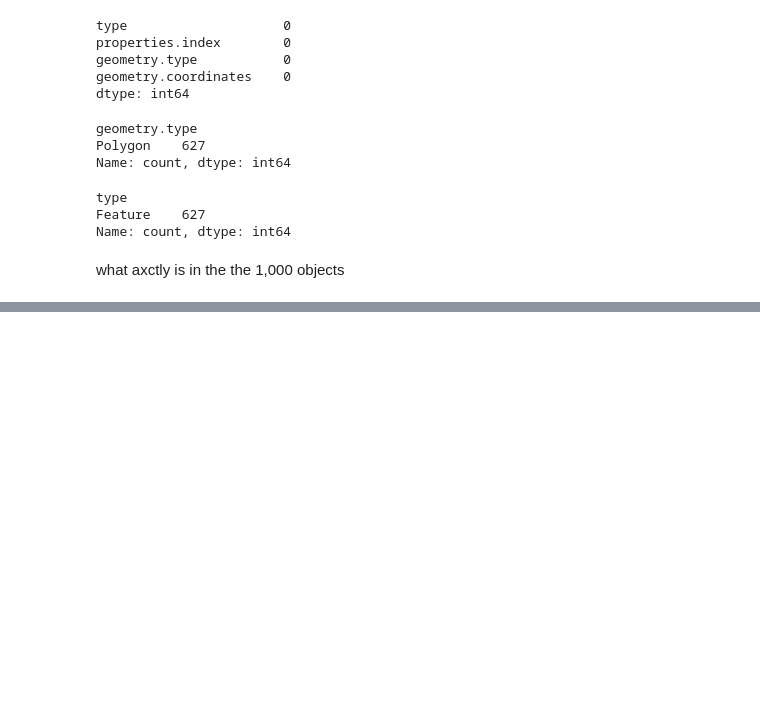
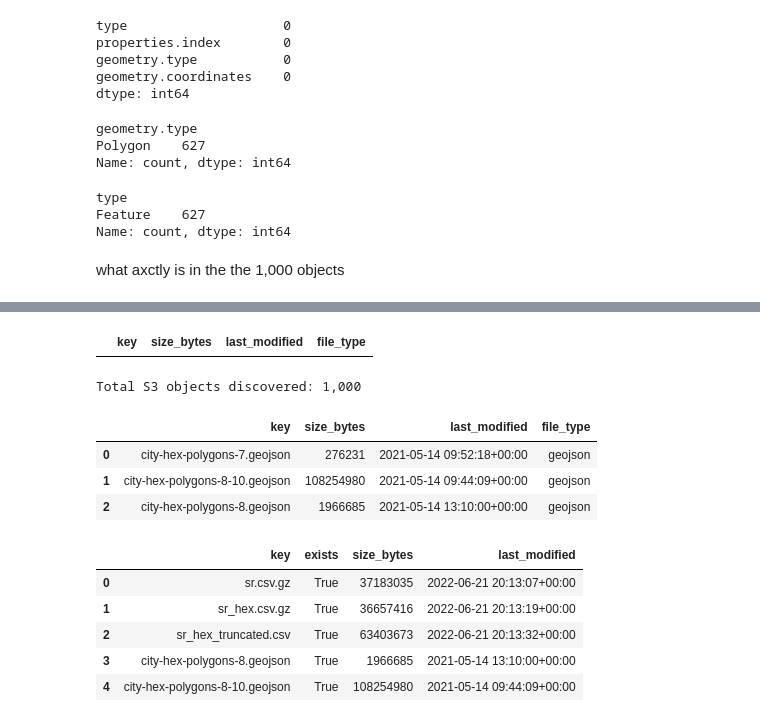
Before and after one commit to jackmolomo-collab/ds_code_challenge, a Jupyter notebook: source_discovery_notebooks/01_source_discovery.ipynb, the cells around one changed output, grey strips where cells are left out. Drawn from its saved outputs; the diff is of its cells as text; code cells hidden in the pictures; blank space fills up the shorter version.

Commit message:
getting sources correctly

```diff
--- a/source_discovery_notebooks/01_source_discovery.ipynb
+++ b/source_discovery_notebooks/01_source_discovery.ipynb
@@ -211,0 +242,75 @@ what axctly is in the the 1,000 objects
+# %%
+service_request_files = files_df[
+    files_df["key"].str.contains(
+        r"(^|/)(sr|sr_hex|sr_hex_truncated)",
+        case=False,
+        regex=True
+    )
+]
+
+service_request_files
+# %% [output]
+|  | key | size_bytes | last_modified | file_type |
+# %%
+print(f"Total S3 objects discovered: {len(files_df):,}")
+# %% [output]
+Total S3 objects discovered: 1,000
+# %%
+geojson_files = files_df[
+    files_df["key"].str.contains(
+        "city-hex",
+        case=False,
+        na=False
+    )
+]
+
+geojson_files
+# %% [output]
+|  | key | size_bytes | last_modified | file_type |
+| 0 | city-hex-polygons-7.geojson | 276231 | 2021-05-14 09:52:18+00:00 | geojson |
+| 1 | city-hex-polygons-8-10.geojson | 108254980 | 2021-05-14 09:44:09+00:00 | geojson |
+| 2 | city-hex-polygons-8.geojson | 1966685 | 2021-05-14 13:10:00+00:00 | geojson |
+# %%
+required_sources = [
+    "sr.csv.gz",
+    "sr_hex.csv.gz",
+    "sr_hex_truncated.csv",
+    "city-hex-polygons-8.geojson",
+    "city-hex-polygons-8-10.geojson",
+]
+
+source_check = []
+
+for key in required_sources:
+    try:
+        response = s3.head_object(
+            Bucket=BUCKET,
+            Key=key
+        )
+
+        source_check.append({
+            "key": key,
+            "exists": True,
+            "size_bytes": response["ContentLength"],
+            "last_modified": response["LastModified"],
+        })
+
+    except s3.exceptions.ClientError as exc:
+        source_check.append({
+            "key": key,
+            "exists": False,
+            "size_bytes": None,
+            "last_modified": None,
+            "error": exc.response["Error"]["Code"],
+        })
+
+source_check_df = pd.DataFrame(source_check)
+
+source_check_df
+# %% [output]
+|  | key | exists | size_bytes | last_modified |
+| 0 | sr.csv.gz | True | 37183035 | 2022-06-21 20:13:07+00:00 |
+| 1 | sr_hex.csv.gz | True | 36657416 | 2022-06-21 20:13:19+00:00 |
+| 2 | sr_hex_truncated.csv | True | 63403673 | 2022-06-21 20:13:32+00:00 |
+| 3 | city-hex-polygons-8.geojson | True | 1966685 | 2021-05-14 13:10:00+00:00 |
+| 4 | city-hex-polygons-8-10.geojson | True | 108254980 | 2021-05-14 09:44:09+00:00 |
```
Also changed, not shown: parts of 5 cells of this notebook.
